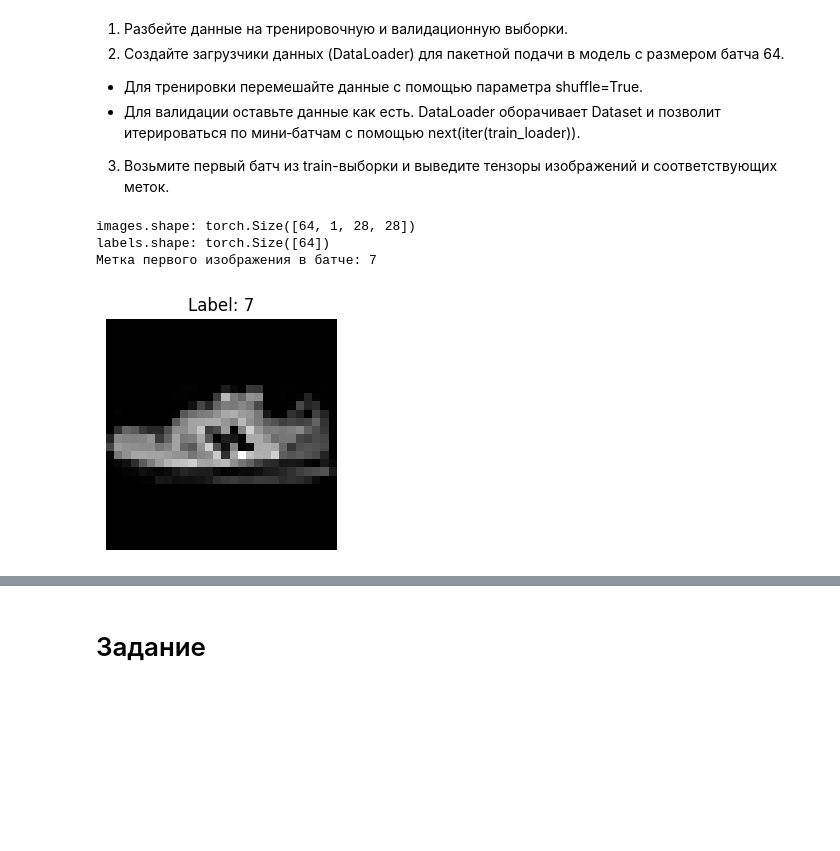
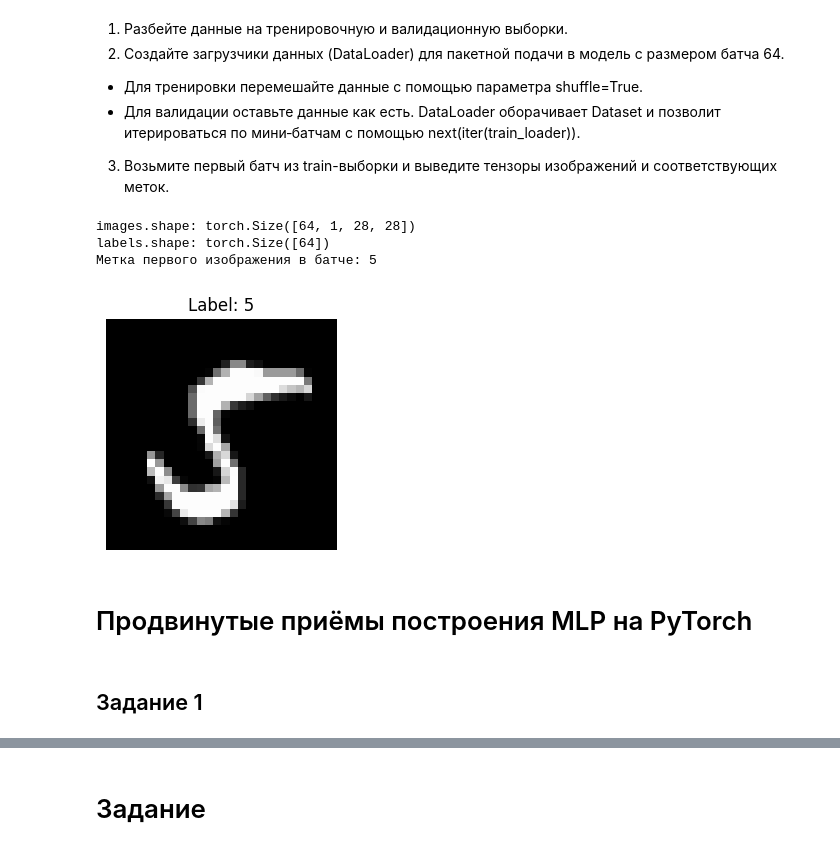
Before and after one commit to umashka/dle-sprint-1, a Jupyter notebook: MLP-MNIST.ipynb, the cells around one changed output, grey strips where cells are left out. Saved outputs shown, nothing was run; the diff lists cells and outputs as text; code cells hidden in the pictures; blank space fills up the shorter version.

```diff
--- a/MLP-MNIST.ipynb
+++ b/MLP-MNIST.ipynb
@@ -90,8 +90,8 @@ plt.show()
 from torch.utils.data import DataLoader, random_split
 import matplotlib.pyplot as plt
 import torchvision.transforms as transforms
-# from torchvision.datasets import MNIST
-from torchvision.datasets import FashionMNIST
+from torchvision.datasets import MNIST
+# from torchvision.datasets import FashionMNIST
 
 # Определяем преобразования
 transform = transforms.Compose([
@@ -100,8 +100,10 @@ transform = transforms.Compose([
 ])
 
 # Загружаем данные MNIST
-train_data = FashionMNIST(root='./data', train=True, download=True, transform=transform)
-test_data  = FashionMNIST(root='./data', train=False, download=True, transform=transform)
+train_data = MNIST(root='./data', train=True, download=False, transform=transform)
+test_data  = MNIST(root='./data', train=False, download=False, transform=transform)
+# train_data = FashionMNIST(root='./data', train=True, download=False, transform=transform)
+# test_data  = FashionMNIST(root='./data', train=False, download=False, transform=transform)
 
 # Разделяем данные на тренировочную и валидационную выборки
 train_size = int(0.8 * len(train_data))
@@ -110,32 +112,36 @@ val_size   = len(train_data) - train_size
 train_data, val_data = random_split(train_data, [train_size, val_size])
 
 # Создаем загрузчики данных
 train_loader = DataLoader(train_data, batch_size=64, shuffle=True)
 val_loader   = DataLoader(val_data, batch_size=64, shuffle=False)
 
 
 # Получаем первый батч из train-выборки
 images, labels = next(iter(train_loader))
 
 
 # Печатаем формы тензоров
 print("images.shape:", images.shape)   # torch.Size([64, 1, 28, 28])
 print("labels.shape:", labels.shape)   # torch.Size([64])
 
 
 # Выведем метку первого изображения
 first_label = labels[0].item()
 print("Метка первого изображения в батче:", first_label)
 
 
 # Отобразим само первое изображение
 plt.figure(figsize=(3,3))
 plt.imshow(images[0].squeeze(), cmap='gray')
 plt.title(f"Label: {first_label}")
 plt.axis('off')
 plt.show()
 # %% [output]
 images.shape: torch.Size([64, 1, 28, 28])
 labels.shape: torch.Size([64])
-Метка первого изображения в батче: 7
+Метка первого изображения в батче: 5
-[figure, old version]
+[figure, new version]
+# %% [markdown]
+# Продвинутые приёмы построения MLP на PyTorch
+# %% [markdown]
+## Задание 1
```
Also changed, not shown: parts of 41 cells of this notebook, 1 other file.
